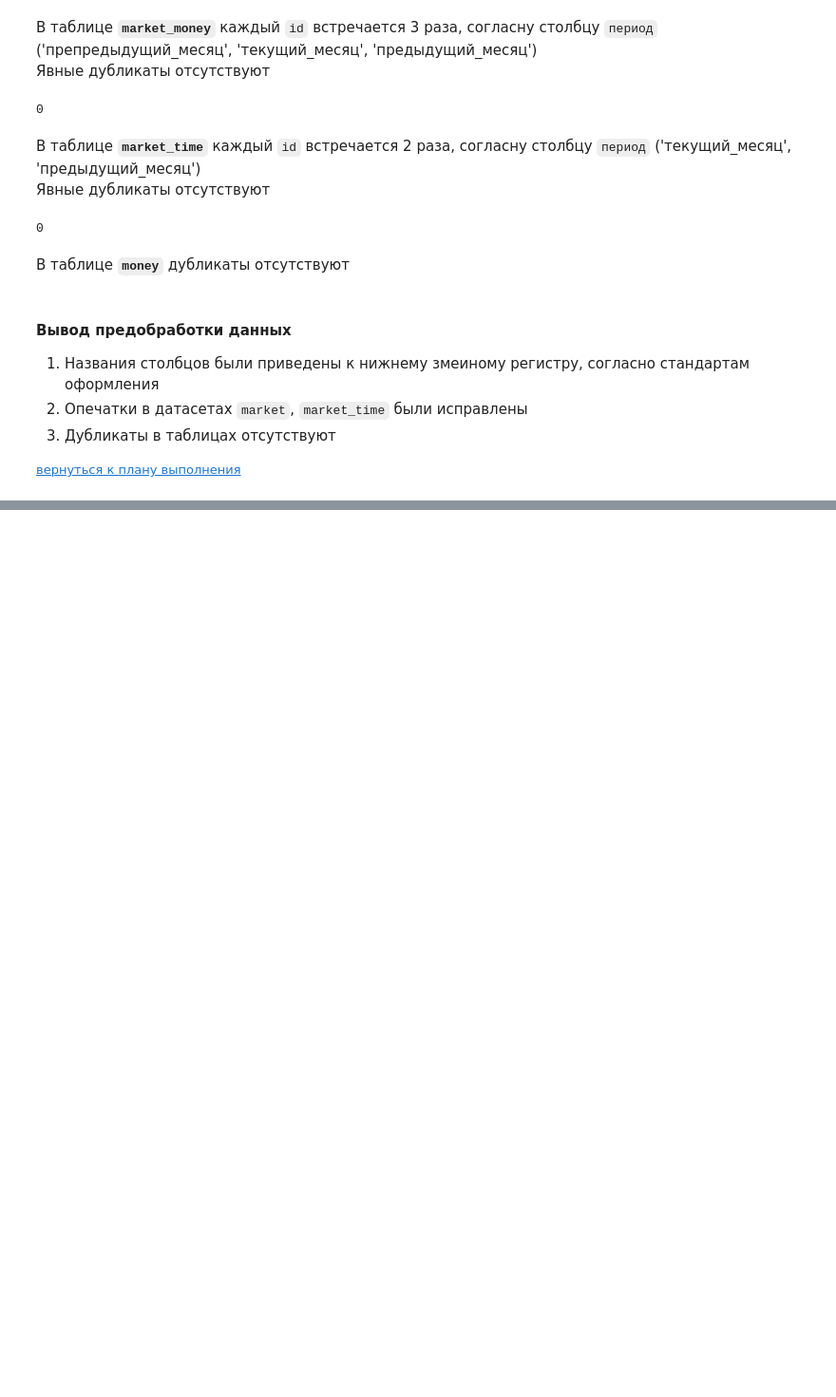
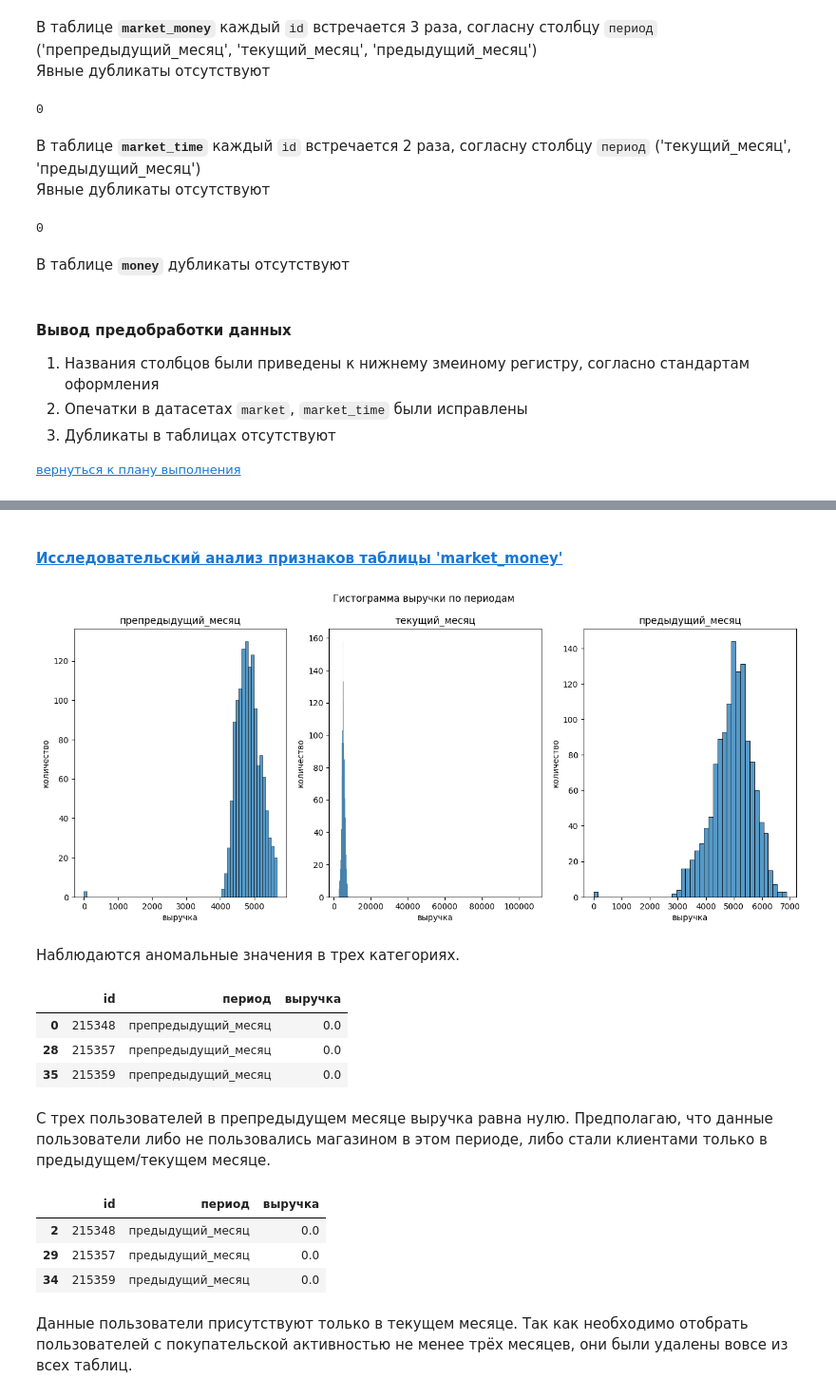
Before and after one commit to serguntsov/supervised_learning_one_click, a Jupyter notebook: market_one_click.ipynb, the cells around one changed output, grey strips where cells are left out. Shown: that part at 95% size. Cells and saved outputs as stored; diff of their text form; code cells hidden in the pictures; blank space fills up the shorter version.

```diff
--- a/market_one_click.ipynb
+++ b/market_one_click.ipynb
@@ -458,0 +559,34 @@ money.duplicated().sum()
+# %% [markdown]
+#### [Исследовательский анализ признаков таблицы 'market_money'](#task_3_plan_4) <a id='task_3_4'></a>
+# %%
+def get_hist_for_period(df, category):
+    plt.figure(figsize=(16, 6))
+    period_columns = df['период'].unique()
+    for i, type_period in enumerate(period_columns):
+        plt.subplot(1,len(period_columns),i+1)
+        sns.histplot(df.query('период == @type_period')[category])
+        plt.title(type_period)
+        plt.ylabel('количество')
+# %%
+get_hist_for_period(market_money, 'выручка')
+plt.suptitle('Гистограмма выручки по периодам');
+# %% [output]
+[figure, added]
+# %% [markdown]
+Наблюдаются аномальные значения в трех категориях.
+# %%
+market_money.query('период == "препредыдущий_месяц" and выручка < 10')
+# %% [output]
+|  | id | период | выручка |
+| 0 | 215348 | препредыдущий_месяц | 0.0 |
+| 28 | 215357 | препредыдущий_месяц | 0.0 |
+| 35 | 215359 | препредыдущий_месяц | 0.0 |
+# %% [markdown]
+С трех пользователей в препредыдущем месяце выручка равна нулю. Предполагаю, что данные пользователи либо не пользовались магазином в этом периоде, либо стали клиентами только в предыдущем/текущем месяце.
+# %%
+market_money.query('период == "предыдущий_месяц" and выручка < 10')
+# %% [output]
+|  | id | период | выручка |
+| 2 | 215348 | предыдущий_месяц | 0.0 |
+| 29 | 215357 | предыдущий_месяц | 0.0 |
+| 34 | 215359 | предыдущий_месяц | 0.0 |
@@ -458,0 +600,2 @@ money.duplicated().sum()
+# %% [markdown]
+Данные пользователи присутствуют только в текущем месяце. Так как необходимо отобрать пользователей с покупательской активностью не менее трёх месяцев, они были удалены вовсе из всех таблиц.
```
Also changed, not shown: parts of 37 cells of this notebook.
